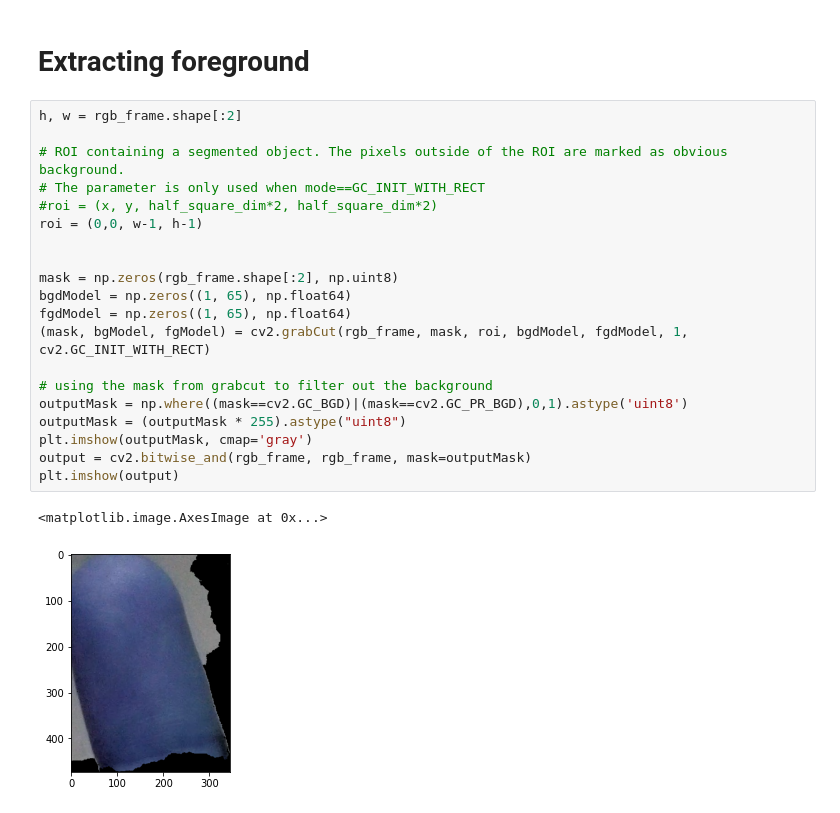
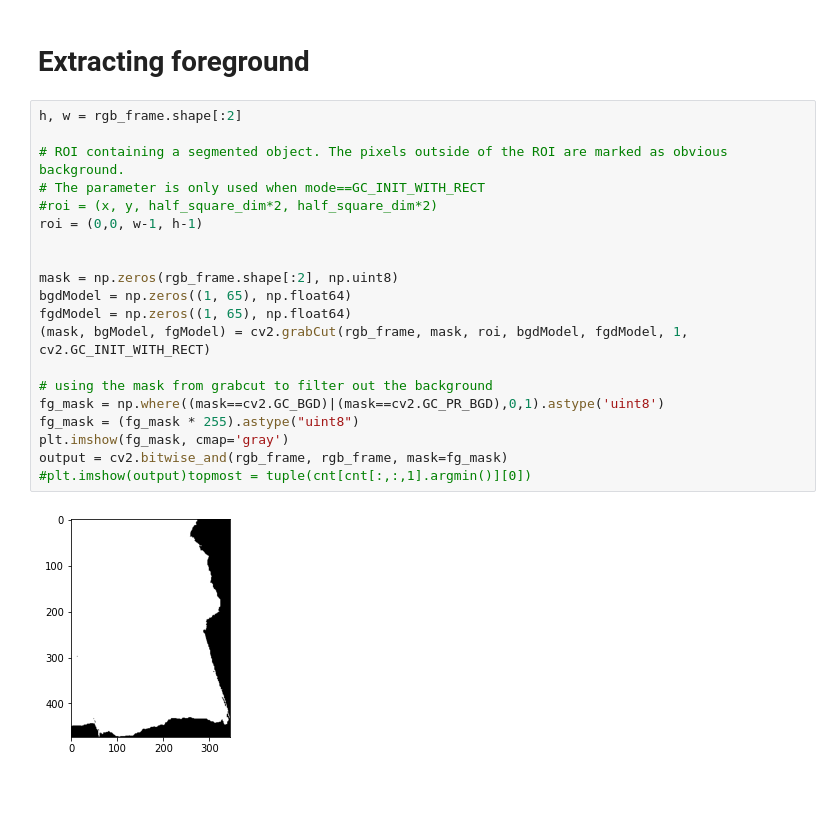
Before and after one commit to lattardts/jupyter_test_notebooks, a Jupyter notebook: fingerprint/Finger_Mask_Extraction.ipynb, the cells around one changed output. Cells and saved outputs as stored; diff of their text form.

```diff
--- a/fingerprint/Finger_Mask_Extraction.ipynb
+++ b/fingerprint/Finger_Mask_Extraction.ipynb
@@ -36,23 +38,22 @@ plt.imshow(skin_mask, cmap='gray')
 # %%
 h, w = rgb_frame.shape[:2]
 
 # ROI containing a segmented object. The pixels outside of the ROI are marked as obvious background.
 # The parameter is only used when mode==GC_INIT_WITH_RECT
 #roi = (x, y, half_square_dim*2, half_square_dim*2)
 roi = (0,0, w-1, h-1)
 
 
 mask = np.zeros(rgb_frame.shape[:2], np.uint8)
 bgdModel = np.zeros((1, 65), np.float64)
 fgdModel = np.zeros((1, 65), np.float64)
 (mask, bgModel, fgModel) = cv2.grabCut(rgb_frame, mask, roi, bgdModel, fgdModel, 1, cv2.GC_INIT_WITH_RECT)
 
 # using the mask from grabcut to filter out the background
-outputMask = np.where((mask==cv2.GC_BGD)|(mask==cv2.GC_PR_BGD),0,1).astype('uint8')
-outputMask = (outputMask * 255).astype("uint8")
-plt.imshow(outputMask, cmap='gray')
-output = cv2.bitwise_and(rgb_frame, rgb_frame, mask=outputMask)
-plt.imshow(output)
+fg_mask = np.where((mask==cv2.GC_BGD)|(mask==cv2.GC_PR_BGD),0,1).astype('uint8')
+fg_mask = (fg_mask * 255).astype("uint8")
+plt.imshow(fg_mask, cmap='gray')
+output = cv2.bitwise_and(rgb_frame, rgb_frame, mask=fg_mask)
+#plt.imshow(output)topmost = tuple(cnt[cnt[:,:,1].argmin()][0])
 # %% [output]
-<matplotlib.image.AxesImage at 0x...>
-[figure, old version]
+[figure, new version]
```
Also changed, not shown: parts of 5 cells of this notebook.
